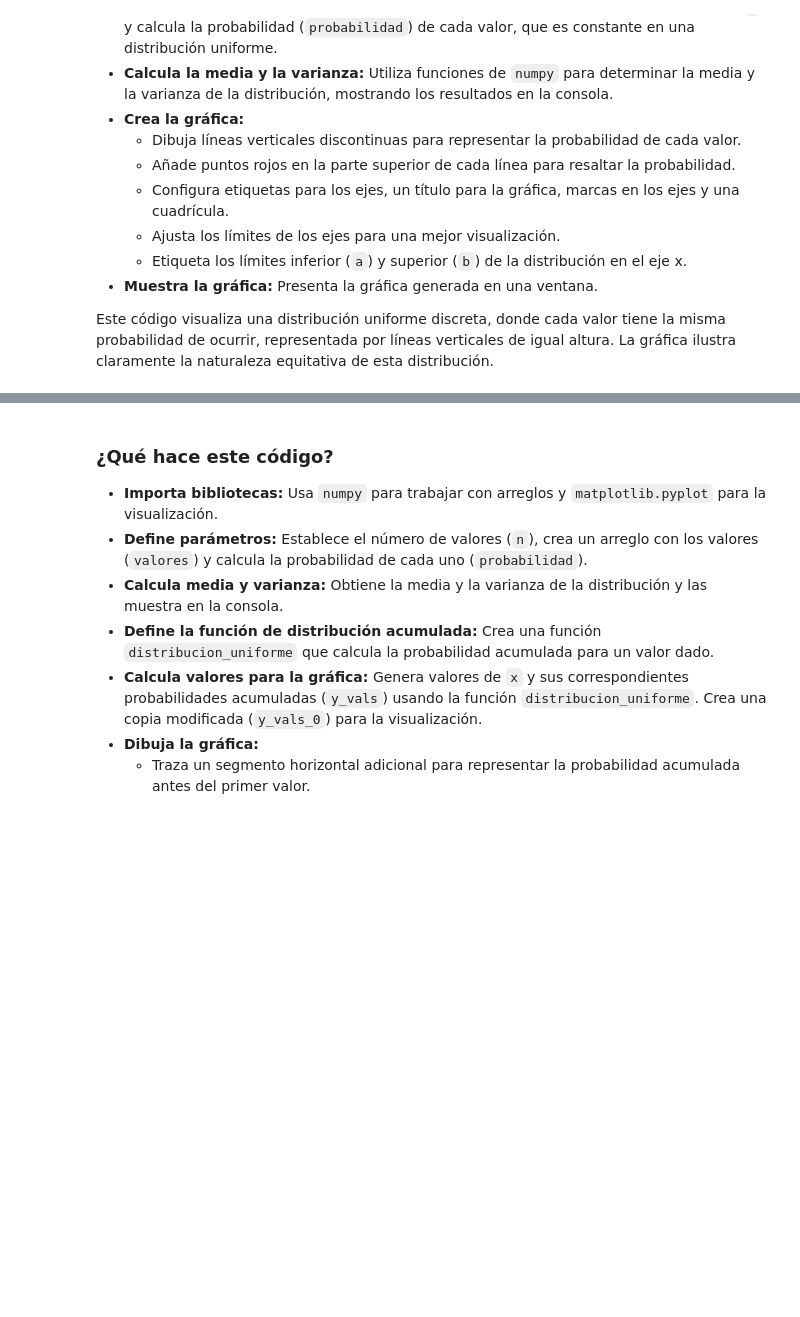
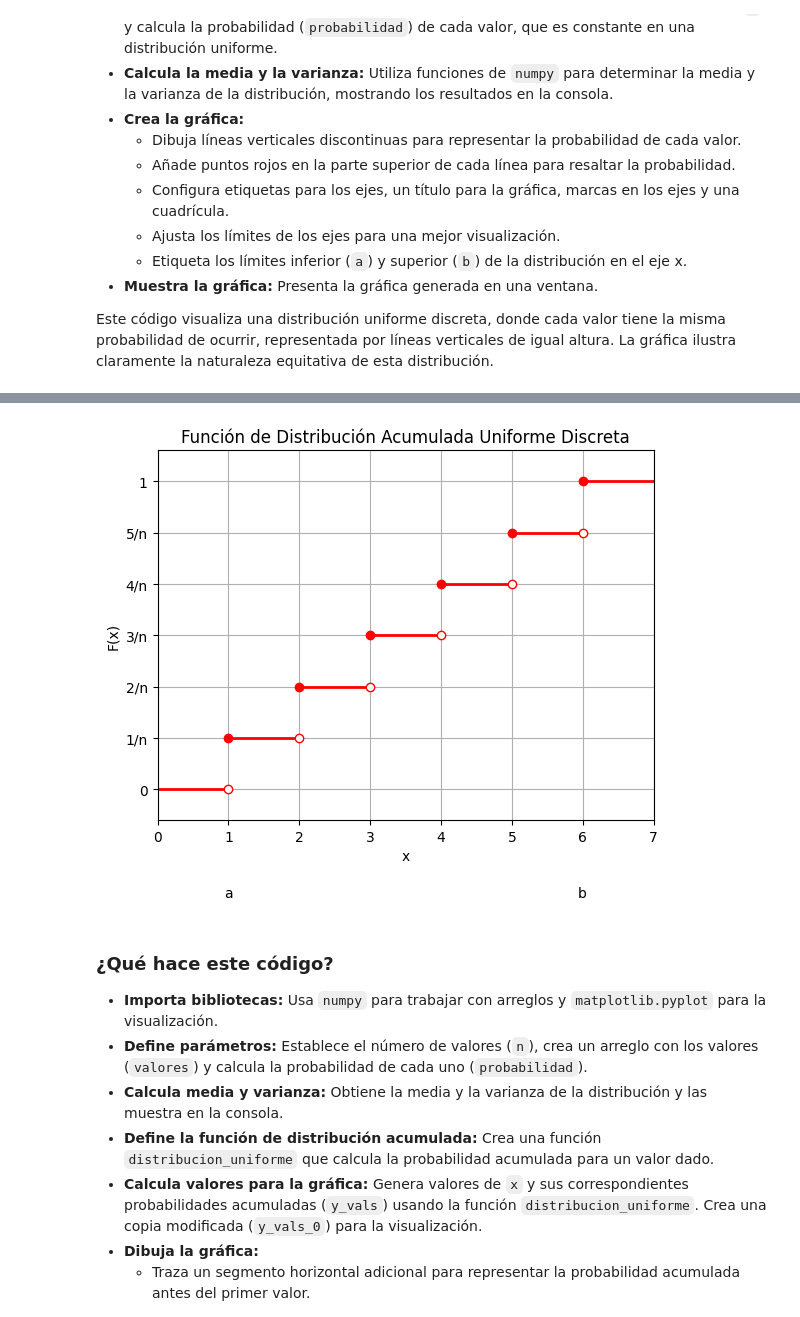
Before and after one commit to abxda/python-stats, a Jupyter notebook: STAT_Tema_4_Distribuciones_de_variables_discretas_Uniforme_Binomial.ipynb, the cells around one changed output, grey strips where cells are left out. Drawn from its saved outputs; the diff is of its cells as text; code cells hidden in the pictures; blank space fills up the shorter version.

```diff
--- a/STAT_Tema_4_Distribuciones_de_variables_discretas_Uniforme_Binomial.ipynb
+++ b/STAT_Tema_4_Distribuciones_de_variables_discretas_Uniforme_Binomial.ipynb
@@ -271,0 +280,93 @@ plt.show()
+# %%
+import numpy as np
+import matplotlib.pyplot as plt
+
+# Parámetros de la distribución
+n = 6  # Número de valores posibles (por ejemplo, 6 caras en un dado)
+# np.arange(1, n+1) crea un array con valores desde 1 hasta n (inclusive)
+valores = np.arange(1, n+1)
+# En una distribución uniforme discreta, cada valor tiene la misma probabilidad: 1/n
+probabilidad = 1/n
+
+# Cálculo de la media (valor esperado) y la varianza de la distribución
+# np.mean() calcula el promedio de los elementos en 'valores'
+media = np.mean(valores)
+# np.var() calcula la varianza de los elementos en 'valores'
+varianza = np.var(valores)
+
+# Imprimir en consola la media y la varianza calculadas
+print(f"Media: {media}")
+print(f"Varianza: {varianza}")
+
+# Función de distribución acumulada para la distribución uniforme discreta
+def distribucion_uniforme(x, n):
+    """
+    Calcula la función de distribución acumulada (CDF) para un valor x en una distribución
+    uniforme discreta definida en el conjunto {1, 2, ..., n}.
+
+    Parámetros:
+    - x: valor en el eje x.
+    - n: número máximo de la distribución (por ejemplo, número de caras del dado).
+
+    Retorna:
+    - La probabilidad acumulada hasta x.
+    """
+    if x < 1:
+        return 0  # Si x es menor que 1, la probabilidad acumulada es 0
+    elif x > n:
+        return 1  # Si x es mayor que n, la probabilidad acumulada es 1 (todos los valores han sido acumulados)
+    else:
+        return x/n  # Para valores entre 1 y n, la CDF es x/n
+
+# Generar los valores de x donde se evaluará la función de distribución acumulada
+x_vals = np.arange(1, n+1)
+# Calcular la CDF para cada valor de x usando una list comprehension
+y_vals = [distribucion_uniforme(x, n) for x in x_vals]
+
+# Preparar los valores para dibujar los puntos abiertos (limite inferior de cada salto)
+# Se crea una copia de y_vals, se elimina el último valor y se inserta un 0 al inicio
+y_vals_0 = y_vals.copy()
+y_vals_0.pop()         # Elimina el último elemento
+y_vals_0.insert(0, 0)  # Inserta 0 al inicio
+
+# Dibujar el segmento inicial de la función de distribución acumulada
+# Este segmento representa F(x) = 0 para x en [0, 1)
+plt.hlines(y=0, xmin=0, xmax=1, color='red', linewidth=2)
+
+# Dibujar cada segmento horizontal de la función de distribución acumulada
+# Cada segmento se extiende desde x = valor actual hasta x = valor actual + 1
+for i in range(len(x_vals)):
+    plt.hlines(y=y_vals[i], xmin=x_vals[i], xmax=x_vals[i]+1, color='red', linewidth=2)
+
+# Dibujar los puntos que indican los límites de cada segmento:
+# - Los puntos abiertos (circular sin relleno) se dibujan en y_vals_0
+# - Los puntos cerrados (rellenos) se dibujan en y_vals
+plt.scatter(x_vals, y_vals_0, edgecolor='red', facecolor='white', zorder=5)
+plt.scatter(x_vals, y_vals, edgecolor='red', facecolor='red', zorder=5)
+
+# Configurar las etiquetas de los ejes y el título de la gráfica
+plt.xlabel('x')  # Etiqueta para el eje x
+plt.ylabel('F(x)')  # Etiqueta para el eje y (función de distribución acumulada)
+plt.title('Función de Distribución Acumulada Uniforme Discreta')
+
+# Configurar los ticks (marcas) del eje x y del eje y para mejorar la legibilidad
+plt.xticks(np.arange(0, 8, 1))  # Marcas en el eje x de 0 a 7, con paso 1
+# Marcas en el eje y para representar 0, 1/n, 2/n, ..., 1, con etiquetas adecuadas
+plt.yticks([0, 1/n, 2/n, 3/n, 4/n, 5/n, 1], [0, '1/n', '2/n', '3/n', '4/n', '5/n', '1'])
+
+# Activar la cuadrícula para facilitar la lectura de la gráfica
+plt.grid(True)
+
+# Ajustar los límites del eje y y del eje x para que la gráfica se vea mejor
+plt.ylim(-0.1, 1.1)  # Límite en y de -0.1 a 1.1 para dar espacio extra
+plt.xlim(0, 7)       # Límite en x de 0 a 7
+
+# Agregar anotaciones en la gráfica para marcar puntos específicos
+# Se agrega la etiqueta 'a' en el punto (1, 0)
+plt.annotate('a', xy=(1, 0), xytext=(1, -0.35), ha='center')
+# Se agrega la etiqueta 'b' en el punto (n, 0), es decir, (6, 0)
+plt.annotate('b', xy=(n, 0), xytext=(n, -0.35), ha='center')
+
+# Mostrar la gráfica en pantalla
+plt.show()
+# %% [output]
@@ -272,3 +375,4 @@ plt.show()
+[figure, added]
 # %% [markdown]
 ### ¿Qué hace este código?
 
```
Also changed, not shown: parts of 30 cells of this notebook.
